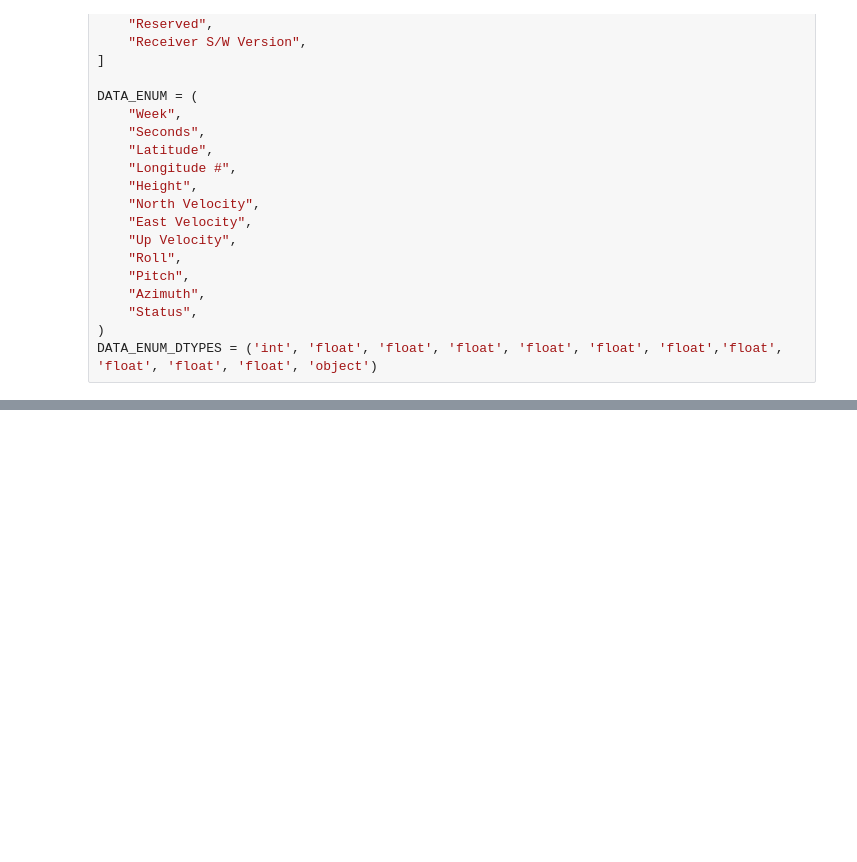
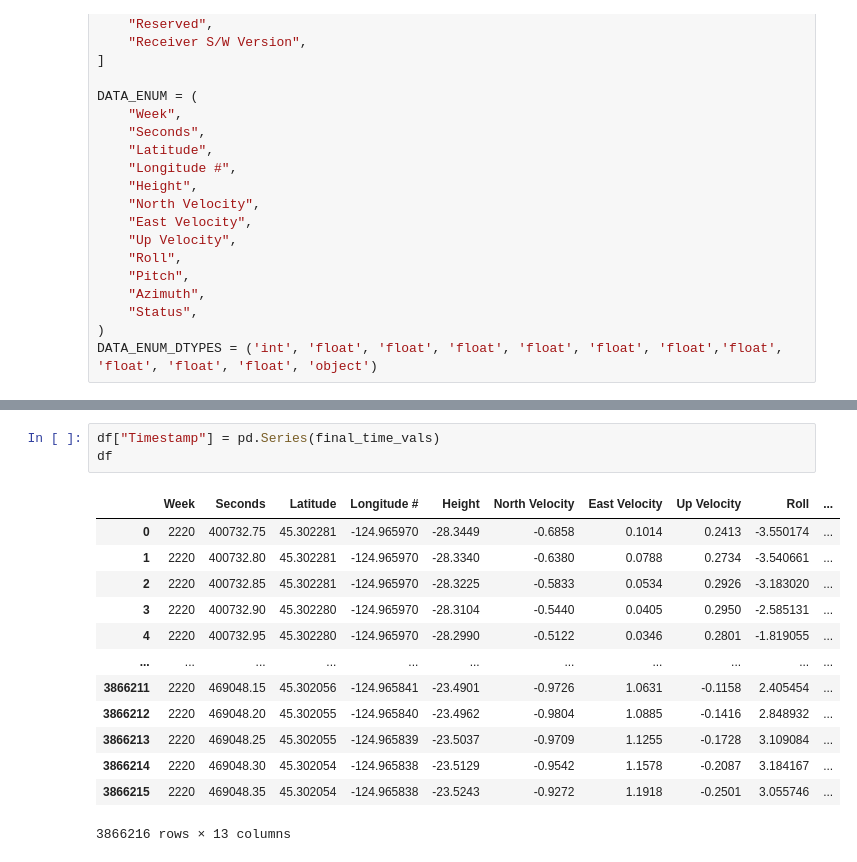
Before and after one commit to seafloor-geodesy/gnatss, a Jupyter notebook: decode_INSVPAA.ipynb, the cells around one changed output, grey strips where cells are left out. Saved outputs shown, nothing was run; the diff lists cells and outputs as text; blank space fills up the shorter version.

```diff
--- a/decode_INSVPAA.ipynb
+++ b/decode_INSVPAA.ipynb
@@ -246,0 +290,17 @@ Wall time: 20.9 s
+# %%
+df["Timestamp"] = pd.Series(final_time_vals)
+df
+# %% [output]
+|  | Week | Seconds | Latitude | Longitude # | Height | North Velocity | East Velocity | Up Velocity | Roll | ... |
+| 0 | 2220 | 400732.75 | 45.302281 | -124.965970 | -28.3449 | -0.6858 | 0.1014 | 0.2413 | -3.550174 | ... |
+| 1 | 2220 | 400732.80 | 45.302281 | -124.965970 | -28.3340 | -0.6380 | 0.0788 | 0.2734 | -3.540661 | ... |
+| 2 | 2220 | 400732.85 | 45.302281 | -124.965970 | -28.3225 | -0.5833 | 0.0534 | 0.2926 | -3.183020 | ... |
+| 3 | 2220 | 400732.90 | 45.302280 | -124.965970 | -28.3104 | -0.5440 | 0.0405 | 0.2950 | -2.585131 | ... |
+| 4 | 2220 | 400732.95 | 45.302280 | -124.965970 | -28.2990 | -0.5122 | 0.0346 | 0.2801 | -1.819055 | ... |
+| ... | ... | ... | ... | ... | ... | ... | ... | ... | ... | ... |
+| 3866211 | 2220 | 469048.15 | 45.302056 | -124.965841 | -23.4901 | -0.9726 | 1.0631 | -0.1158 | 2.405454 | ... |
+| 3866212 | 2220 | 469048.20 | 45.302055 | -124.965840 | -23.4962 | -0.9804 | 1.0885 | -0.1416 | 2.848932 | ... |
+| 3866213 | 2220 | 469048.25 | 45.302055 | -124.965839 | -23.5037 | -0.9709 | 1.1255 | -0.1728 | 3.109084 | ... |
+| 3866214 | 2220 | 469048.30 | 45.302054 | -124.965838 | -23.5129 | -0.9542 | 1.1578 | -0.2087 | 3.184167 | ... |
+| 3866215 | 2220 | 469048.35 | 45.302054 | -124.965838 | -23.5243 | -0.9272 | 1.1918 | -0.2501 | 3.055746 | ... |
+3866216 rows × 13 columns
```
Also changed, not shown: parts of 40 cells of this notebook, 1 other file.
